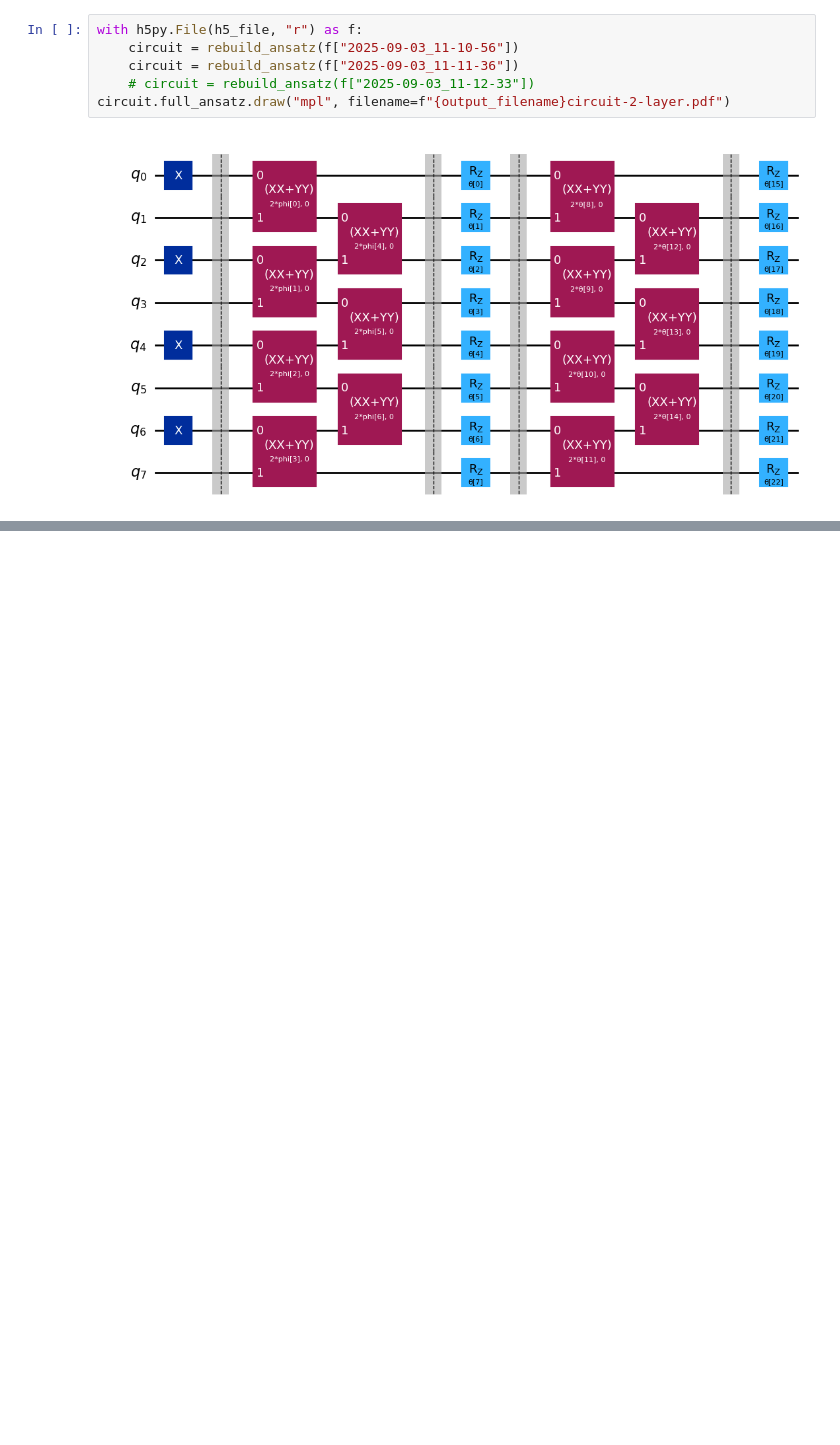
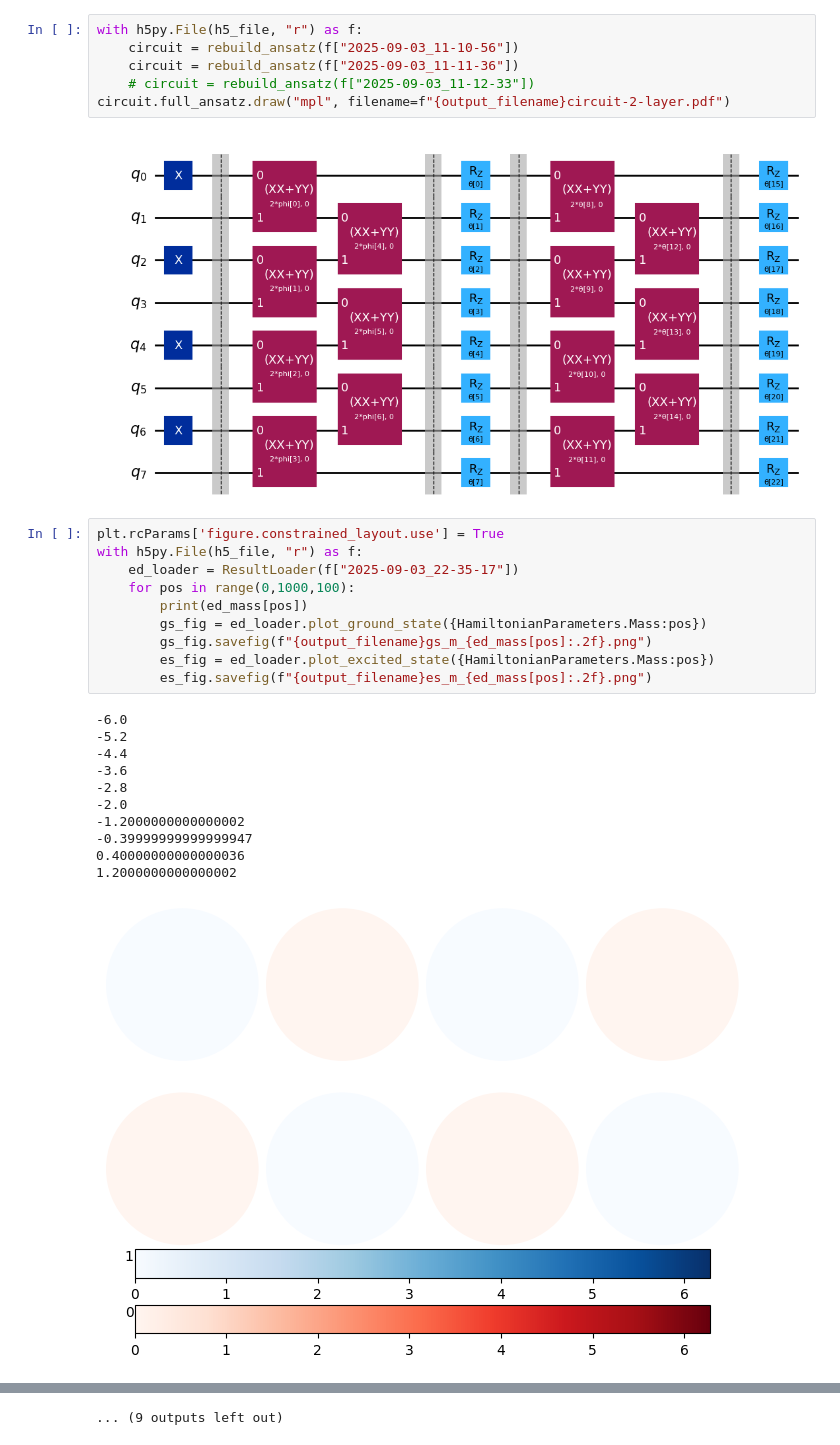
Before and after one commit to NicoDic98/QC-MasterThesis, a Jupyter notebook: plots.ipynb, the cells around one changed output, grey strips where cells are left out. Cells and saved outputs as stored; diff of their text form; blank space fills up the shorter version.

Commit message:
Implemented state plotting

```diff
--- a/plots.ipynb
+++ b/plots.ipynb
@@ -95,3 +97,25 @@ with h5py.File(h5_file, "r") as f:
 circuit.full_ansatz.draw("mpl", filename=f"{output_filename}circuit-2-layer.pdf")
 # %% [output]
 [figure]
+# %%
+plt.rcParams['figure.constrained_layout.use'] = True
+with h5py.File(h5_file, "r") as f:
+    ed_loader = ResultLoader(f["2025-09-03_22-35-17"])
+    for pos in range(0,1000,100):
+        print(ed_mass[pos])
+        gs_fig = ed_loader.plot_ground_state({HamiltonianParameters.Mass:pos})
+        gs_fig.savefig(f"{output_filename}gs_m_{ed_mass[pos]:.2f}.png")
+        es_fig = ed_loader.plot_excited_state({HamiltonianParameters.Mass:pos})
+        es_fig.savefig(f"{output_filename}es_m_{ed_mass[pos]:.2f}.png")
+# %% [output]
+-6.0
+-5.2
+-4.4
+-3.6
+-2.8
+-2.0
+-1.2000000000000002
+-0.39999999999999947
+0.40000000000000036
+1.2000000000000002
+[figure, added]
@@ -97,0 +132 @@ circuit.full_ansatz.draw("mpl", filename=f"{output_filename}circuit-2-layer.pdf"
+... (9 outputs left out)
```
Also changed, not shown: parts of 4 cells of this notebook, 25 other files.
